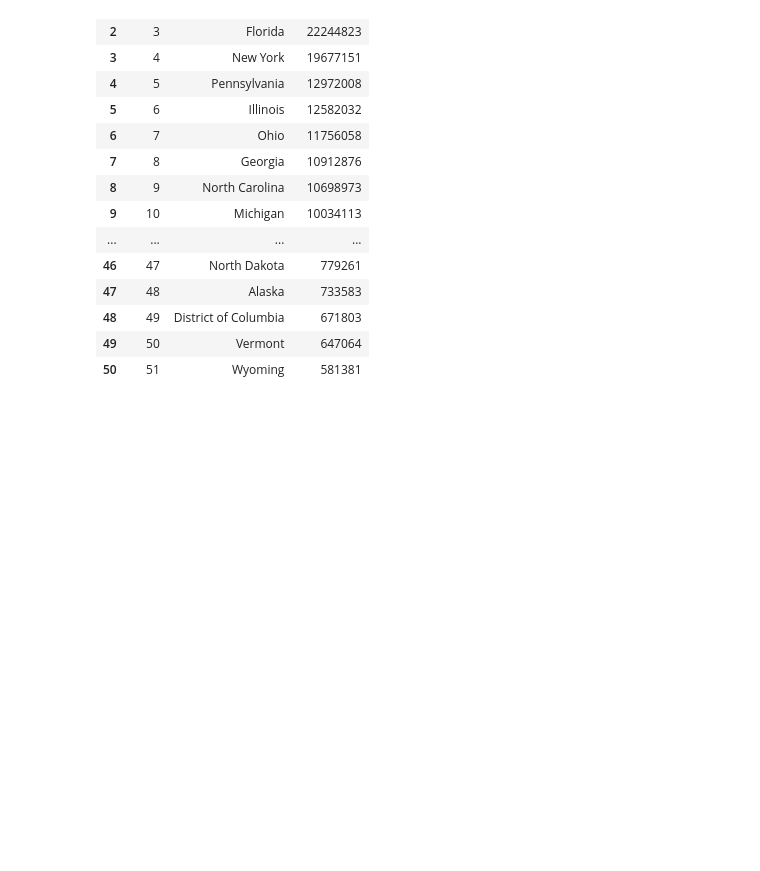
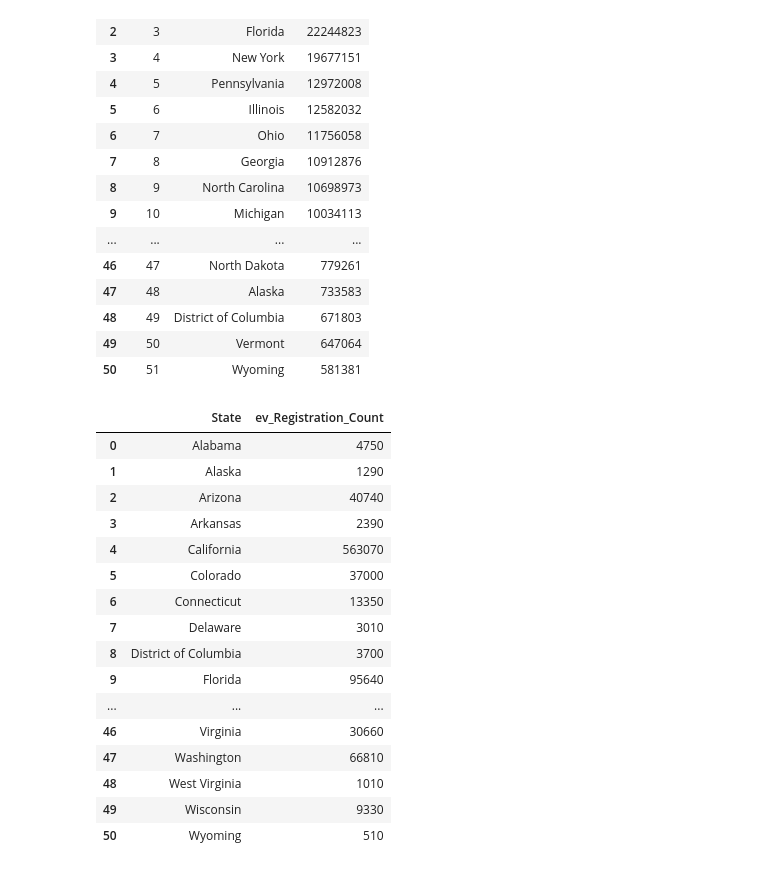
Before and after one commit to chrischaney3/green_project, a Jupyter notebook: census_data.ipynb, the cells around one changed output. Drawn from its saved outputs; the diff is of its cells as text; code cells hidden in the pictures; blank space fills up the shorter version.

```diff
--- a/census_data.ipynb
+++ b/census_data.ipynb
@@ -80,6 +80,30 @@ pop_df
 | 48 | 49 | District of Columbia | 671803 |
 | 49 | 50 | Vermont | 647064 |
 | 50 | 51 | Wyoming | 581381 |
+# %%
+ev_owners_df = pd.read_csv(r'C:\Users\justidea.KEYSIGHT\Desktop\green_project\CSV_Data\10962-ev-registration-counts-by-state_6-30-22.csv')
+
+ev_owners_df = ev_owners_df.drop(ev_owners_df[ev_owners_df['State'] == 'Total'].index)
+
+ev_owners_df
+# %% [output]
+|  | State | ev_Registration_Count |
+| 0 | Alabama | 4750 |
+| 1 | Alaska | 1290 |
+| 2 | Arizona | 40740 |
+| 3 | Arkansas | 2390 |
+| 4 | California | 563070 |
+| 5 | Colorado | 37000 |
+| 6 | Connecticut | 13350 |
+| 7 | Delaware | 3010 |
+| 8 | District of Columbia | 3700 |
+| 9 | Florida | 95640 |
+| ... | ... | ... |
+| 46 | Virginia | 30660 |
+| 47 | Washington | 66810 |
+| 48 | West Virginia | 1010 |
+| 49 | Wisconsin | 9330 |
+| 50 | Wyoming | 510 |
 # %%
 ev_df = pd.read_csv(r'C:\Users\justidea.KEYSIGHT\Desktop\green_project\CSV_Data\state_ev_data.csv')
 ev_df
```
Also changed, not shown: parts of 4 cells of this notebook, 5 other files.
